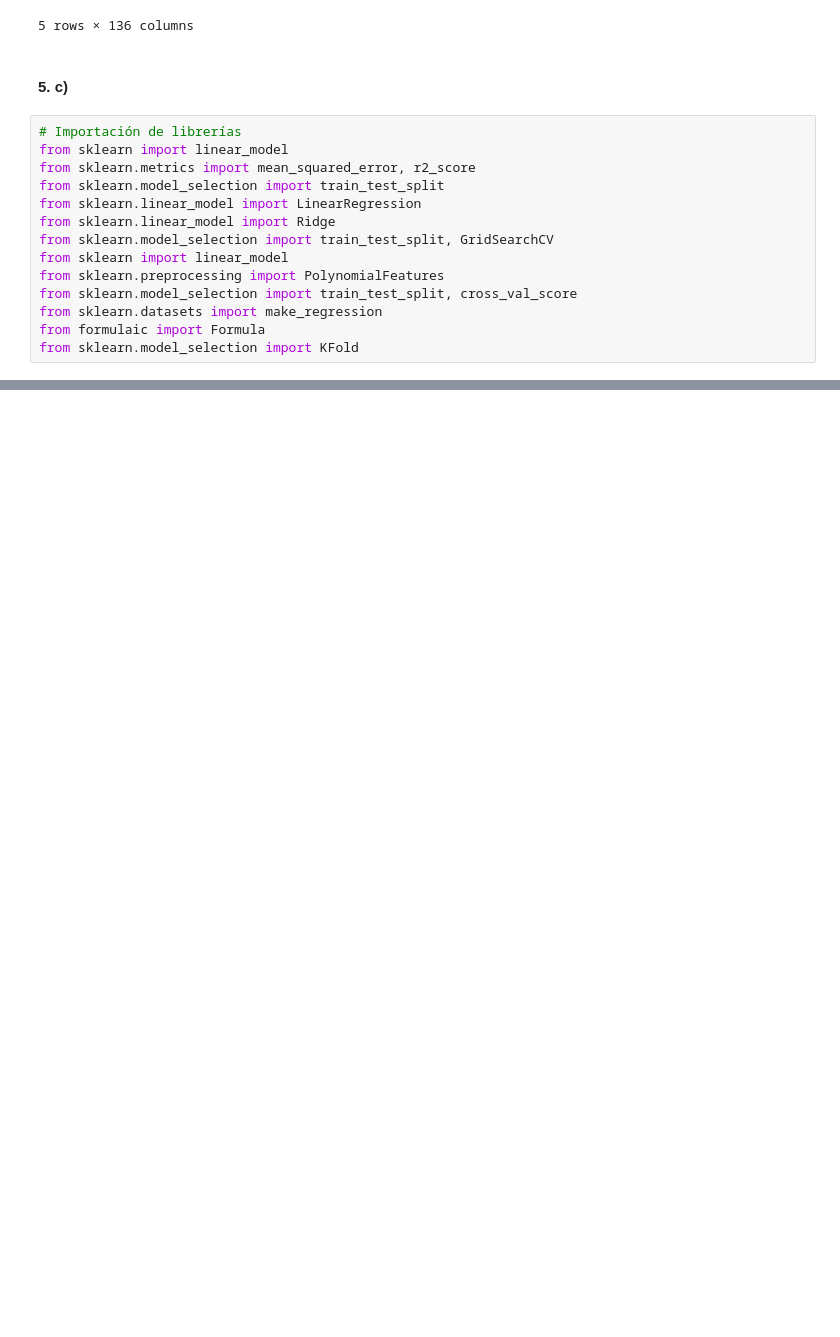
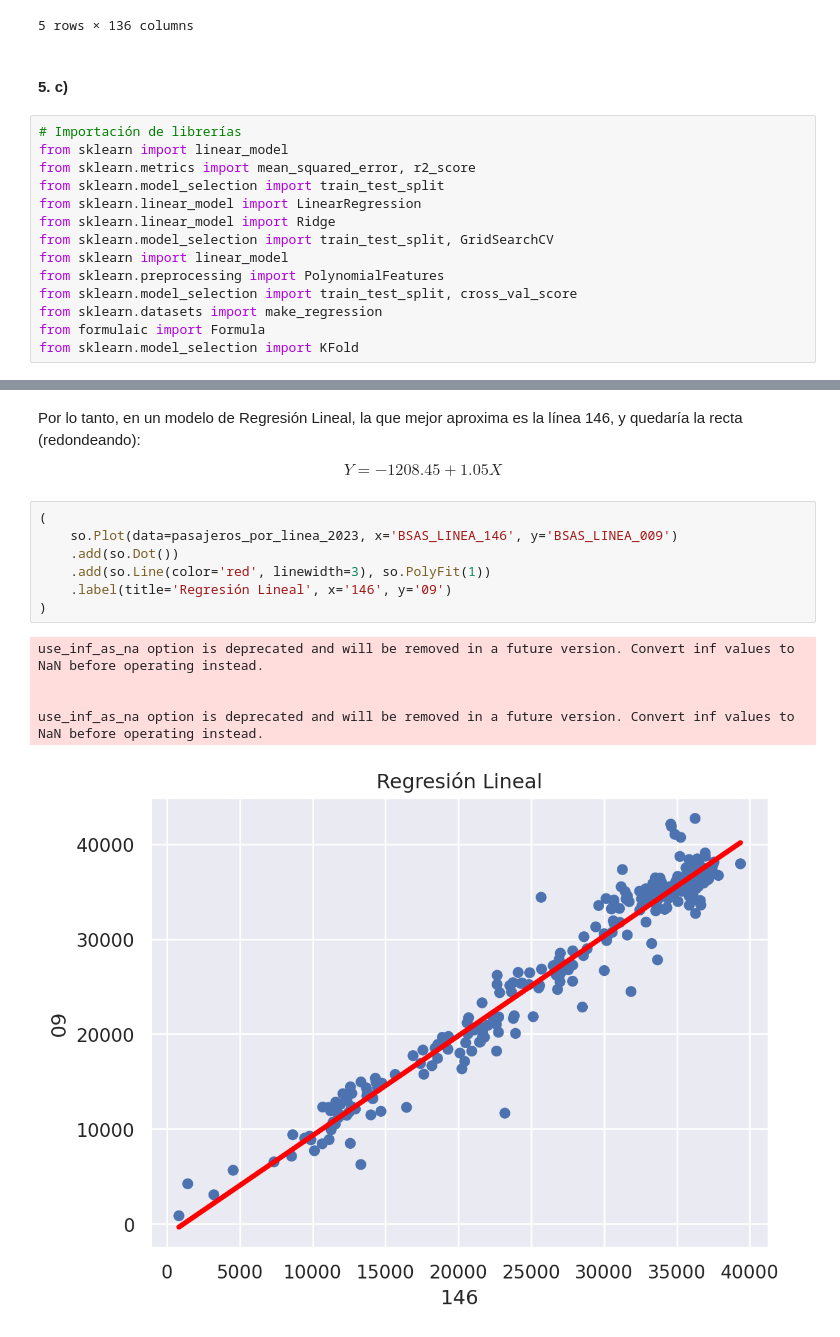
Before and after one commit to pedrobergaglio/transporte-publico-2023-ldd, a Jupyter notebook: tp1_sube2023.ipynb, the cells around one changed output, grey strips where cells are left out. Drawn from its saved outputs; the diff is of its cells as text; blank space fills up the shorter version.

```diff
--- a/tp1_sube2023.ipynb
+++ b/tp1_sube2023.ipynb
@@ -385,0 +451,17 @@ from sklearn.model_selection import KFold
+# %% [markdown]
+Por lo tanto, en un modelo de Regresión Lineal, la que mejor aproxima es la línea 146, y quedaría la recta (redondeando):
+
+$$ Y = -1208.45 + 1.05 X$$
+# %%
+(
+    so.Plot(data=pasajeros_por_linea_2023, x='BSAS_LINEA_146', y='BSAS_LINEA_009')
+    .add(so.Dot())
+    .add(so.Line(color='red', linewidth=3), so.PolyFit(1))
+    .label(title='Regresión Lineal', x='146', y='09')
+)
+# %% [output]
+use_inf_as_na option is deprecated and will be removed in a future version. Convert inf values to NaN before operating instead.
+
+
+use_inf_as_na option is deprecated and will be removed in a future version. Convert inf values to NaN before operating instead.
+[figure, added]
```
Also changed, not shown: parts of 14 cells of this notebook, 1 other file.
